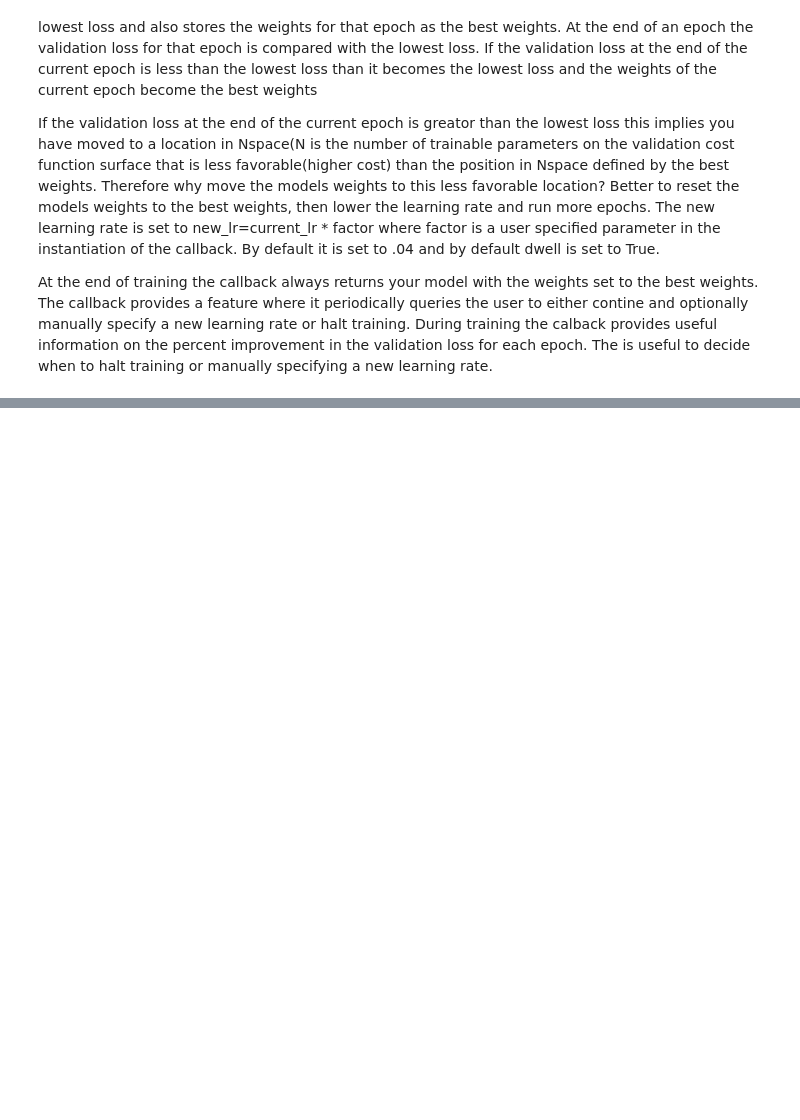
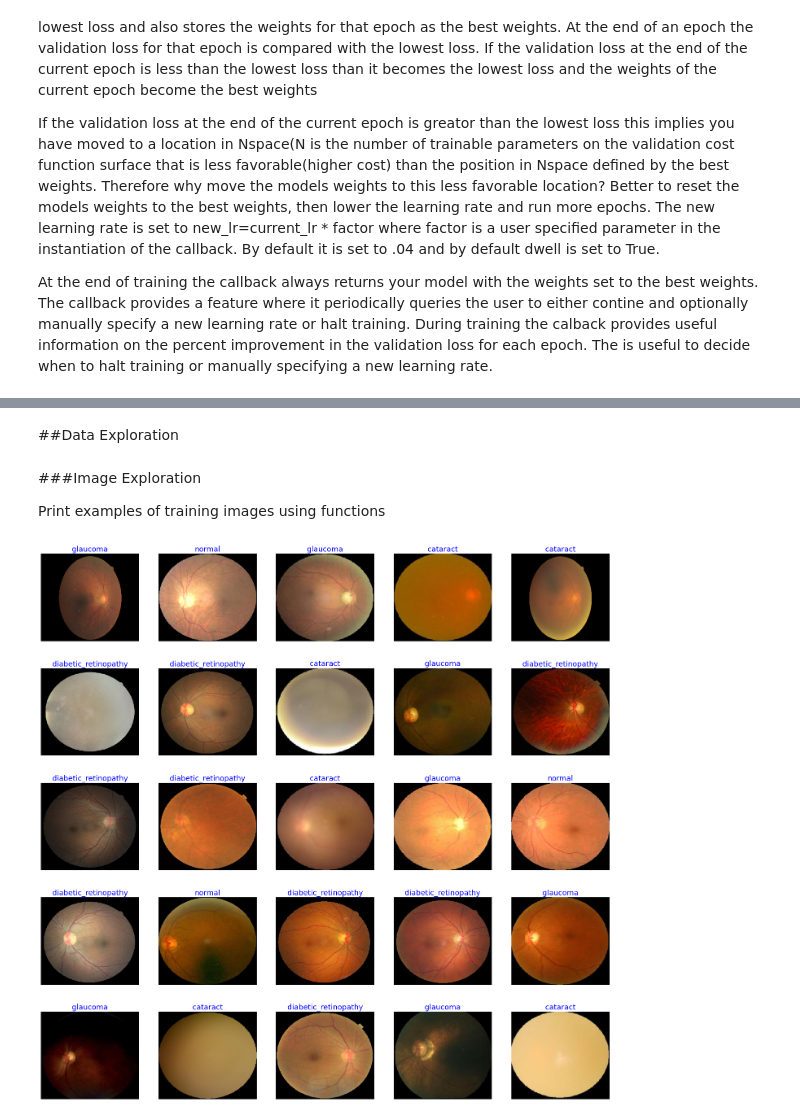
Before and after one commit to makhijakabir/eyeDiseaseDetection, a Jupyter notebook: eyeDiseaseDetection.ipynb, the cells around one changed output, grey strips where cells are left out. Saved outputs shown, nothing was run; the diff lists cells and outputs as text; code cells hidden in the pictures; blank space fills up the shorter version.

```diff
--- a/eyeDiseaseDetection.ipynb
+++ b/eyeDiseaseDetection.ipynb
@@ -53,3 +57,5 @@ pd.set_option('display.max_colwidth', None)  # or 199
+# %%
+img_size = img_size=(200,224)
 # %% [markdown]
 ##Model Concepts
 
@@ -79,0 +301,42 @@ specifying a new learning rate.
+# %% [markdown]
+##Data Exploration
+# %% [markdown]
+###Image Exploration
+
+Print examples of training images using functions
+# %%
+def show_image_samples(gen ):
+
+    t_dict=gen.class_indices
+    classes=list(t_dict.keys())
+    images,labels=next(gen) # get a sample batch from the generator
+
+    plt.figure(figsize=(25, 25))
+    length=len(labels)
+
+    if length<25:   #show maximum of 25 images
+
+        r=length
+
+    else:
+
+        r=25
+
+    for i in range(r):
+
+        plt.subplot(5, 5, i + 1)
+        image=images[i] /255
+
+        plt.imshow(image)
+        index=np.argmax(labels[i])
+        class_name=classes[index]
+
+        plt.title(class_name, color='blue', fontsize=18)
+
+        plt.axis('off')
+
+    plt.show()
+
+show_image_samples(train_gen )
+# %% [output]
+[figure, added]
```
Also changed, not shown: parts of 13 cells of this notebook.
